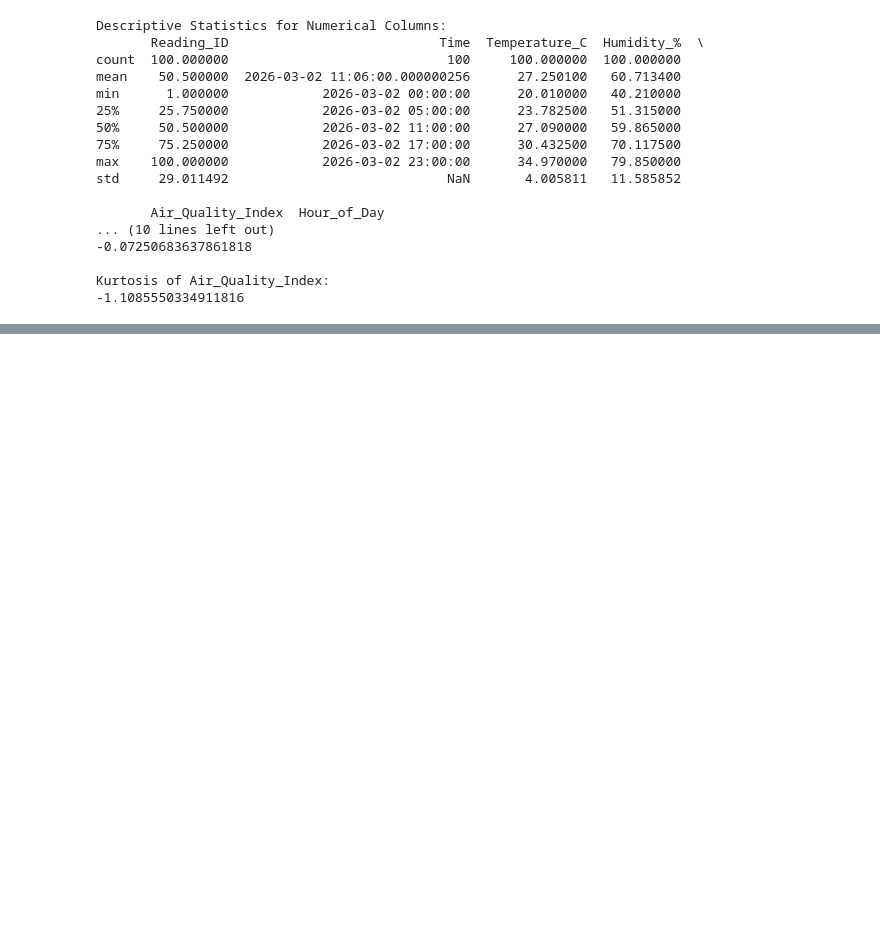
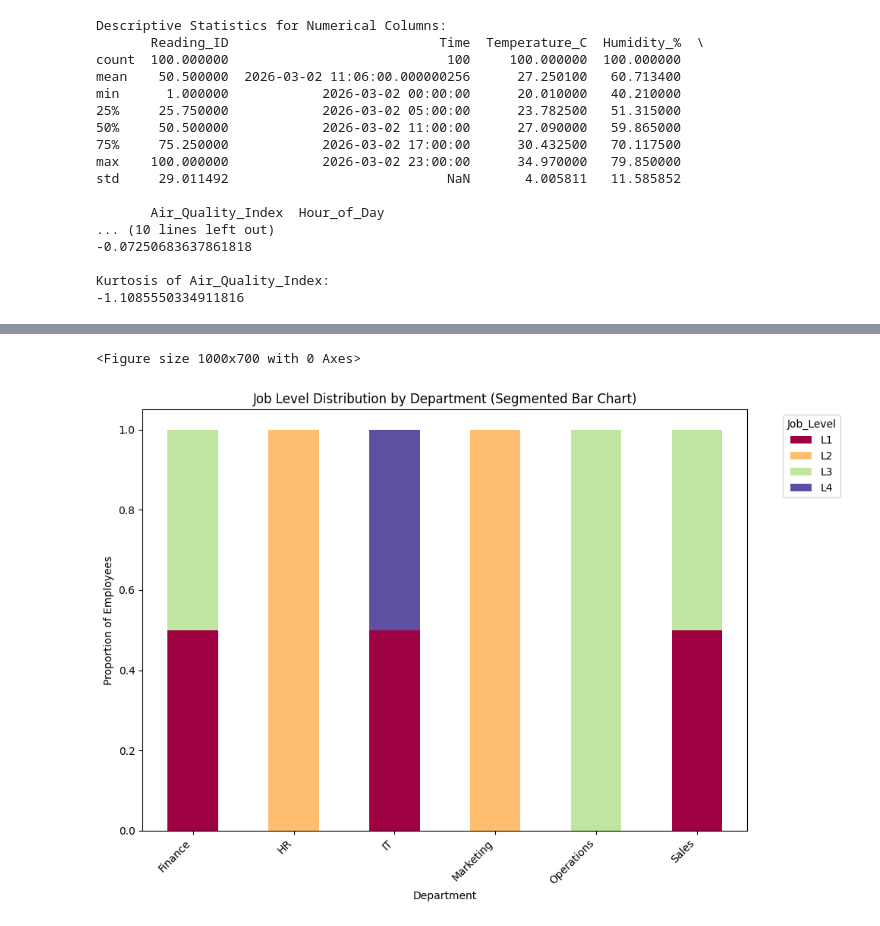
Before and after one commit to saimedhas/DV-lab-tasks, a Jupyter notebook: Copy_of_Welcome_To_Colab.ipynb, the cells around one changed output, grey strips where cells are left out. Saved outputs shown, nothing was run; the diff lists cells and outputs as text; code cells hidden in the pictures; blank space fills up the shorter version.

```diff
--- a/Copy_of_Welcome_To_Colab.ipynb
+++ b/Copy_of_Welcome_To_Colab.ipynb
@@ -725,0 +820,23 @@ Kurtosis of Air_Quality_Index:
+# %%
+import matplotlib.pyplot as plt
+import seaborn as sns
+
+# Create a cross-tabulation of Department and Job_Level
+department_job_level_crosstab = pd.crosstab(df_employees['Department'], df_employees['Job_Level'])
+
+# Normalize the data to show proportions for a segmented bar chart
+department_job_level_crosstab_norm = department_job_level_crosstab.div(department_job_level_crosstab.sum(1).astype(float), axis=0)
+
+# Create a segmented (stacked) bar chart for Department vs. Job_Level
+plt.figure(figsize=(10, 7))
+department_job_level_crosstab_norm.plot(kind='bar', stacked=True, colormap='Spectral', figsize=(10, 7))
+plt.title('Job Level Distribution by Department (Segmented Bar Chart)')
+plt.xlabel('Department')
+plt.ylabel('Proportion of Employees')
+plt.xticks(rotation=45, ha='right')
+plt.legend(title='Job_Level', bbox_to_anchor=(1.05, 1), loc='upper left')
+plt.tight_layout()
+plt.show()
+# %% [output]
+<Figure size 1000x700 with 0 Axes>
+[figure, added]
```
Also changed, not shown: parts of 6 cells of this notebook.
